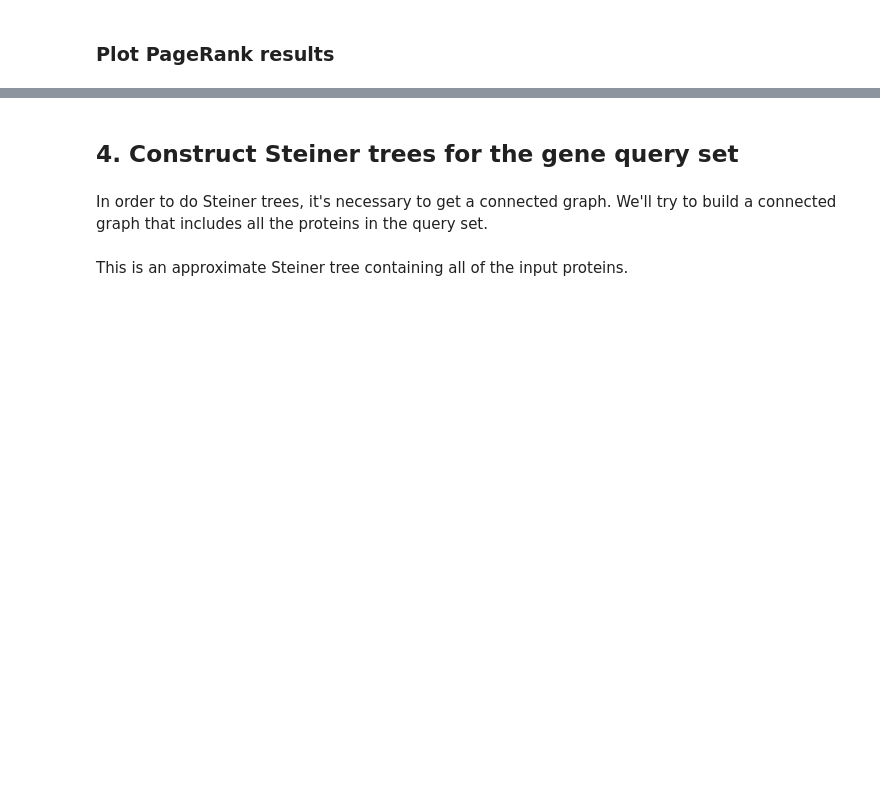
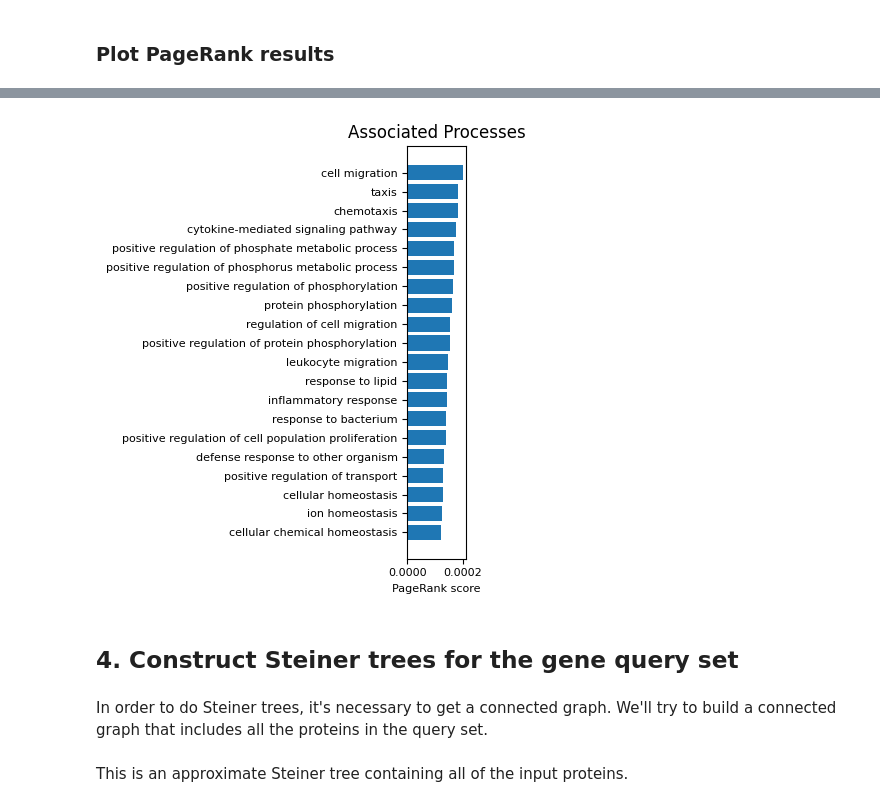
Before and after one commit to yjzhang/kg_feature_engineering, a Jupyter notebook: notebooks/kg_spoke_explanations.ipynb, the cells around one changed output, grey strips where cells are left out. Saved outputs shown, nothing was run; the diff lists cells and outputs as text; code cells hidden in the pictures; blank space fills up the shorter version.

```diff
--- a/notebooks/kg_spoke_explanations.ipynb
+++ b/notebooks/kg_spoke_explanations.ipynb
@@ -134,3 +152,5 @@ top_nodes_ratio[:50]
+# %%
+top_processes = [x for x in top_nodes if x['category'] == 'BiologicalProcess']
 # %% [markdown]
 ### Plot PageRank results
 # %%
@@ -156,3 +176,12 @@ plt.tight_layout()
+# %%
+fig, ax = plt.subplots(figsize=(4, 5))
+ax.tick_params(axis='both', which='major', labelsize=8)
+ax.barh([x['name'] for x in top_processes[:20][::-1]], [x['score'] for x in top_processes[:20][::-1]], )
+plt.title('Associated Processes')
+ax.set_xlabel('PageRank score', fontsize=8)
+plt.tight_layout()
+# %% [output]
+[figure, added]
 # %% [markdown]
 ## 4. Construct Steiner trees for the gene query set
 # %% [markdown]
```
Also changed, not shown: parts of 25 cells of this notebook, 2 other files.
